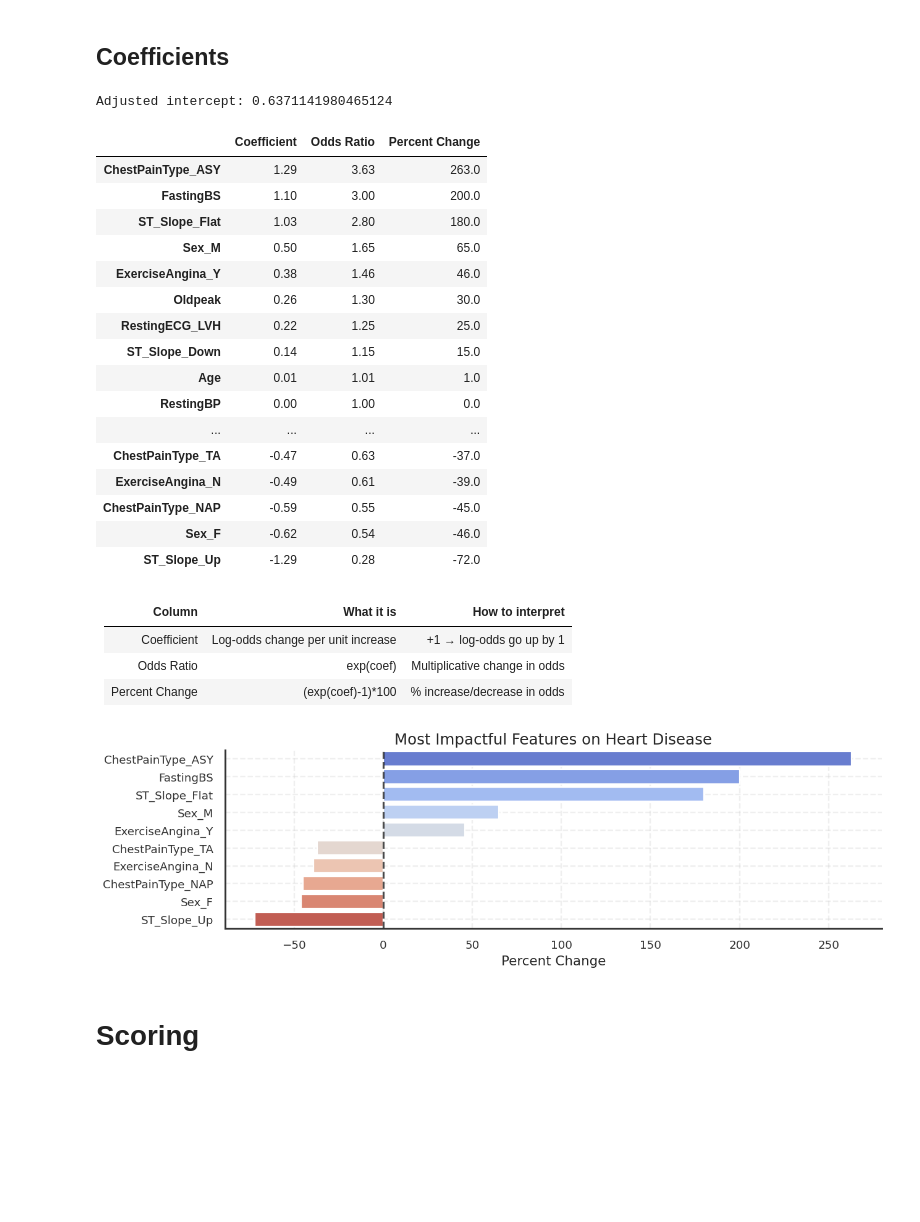
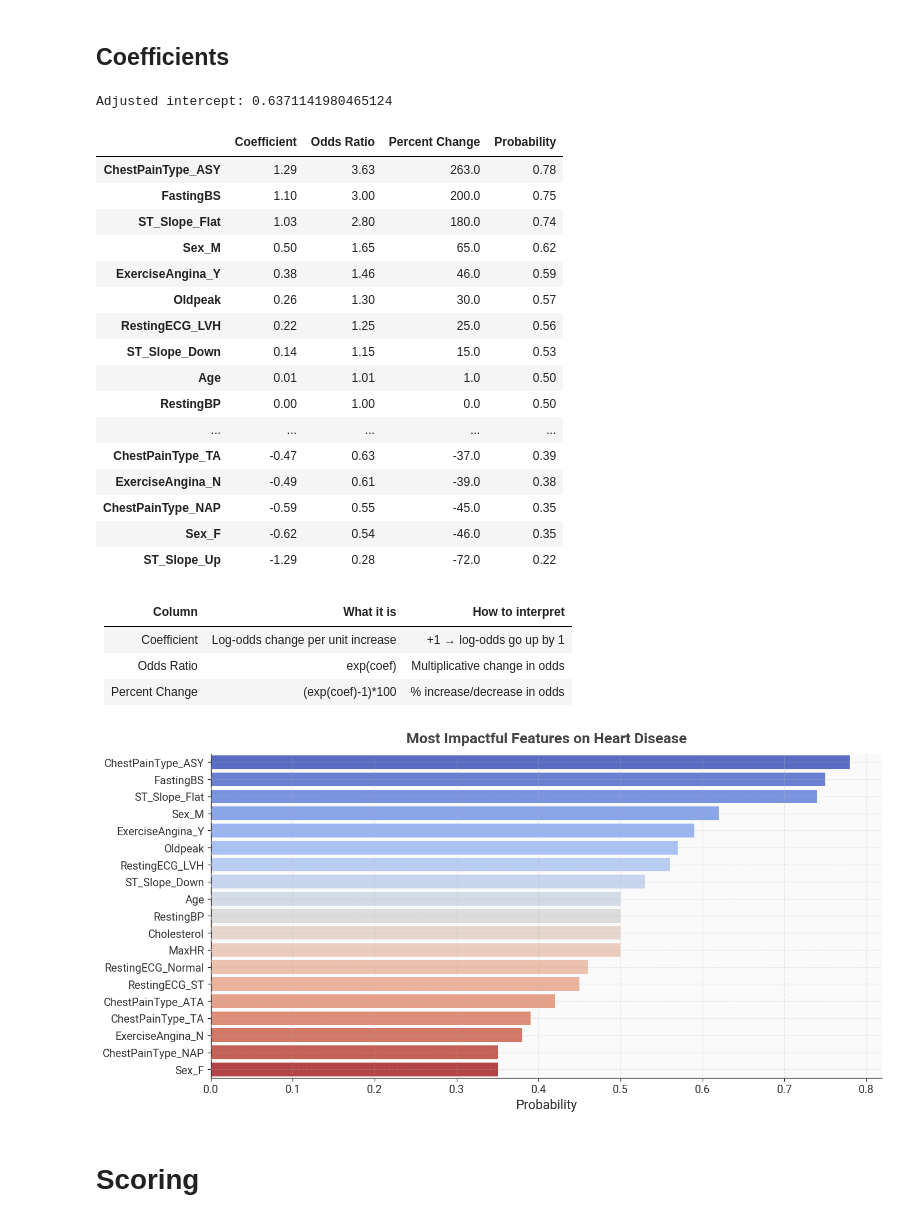
Before and after one commit to MustafaAdam/ml, a Jupyter notebook: datasets/Heart Failure Prediction Dataset/notebook.ipynb, the cells around one changed output. Cells and saved outputs as stored; diff of their text form; code cells hidden in the pictures; blank space fills up the shorter version.

```diff
--- a/datasets/Heart Failure Prediction Dataset/notebook.ipynb
+++ b/datasets/Heart Failure Prediction Dataset/notebook.ipynb
@@ -272,8 +298,8 @@ transformed_df[transformed_categorical_feature_names].head(5)
 # %% [markdown]
 ## Coefficients
 # %%
-numerical_column_names = preprocessor['scaler'].get_feature_names_out()
-categorical_column_names = preprocessor['encoder'].get_feature_names_out()
+numerical_column_names = preprocessor.named_transformers_['scaler'].get_feature_names_out()
+categorical_column_names = preprocessor.named_transformers_['encoder'].get_feature_names_out()
 all_features = np.concatenate([numerical_column_names, categorical_column_names])
 
 
@@ -307,35 +333,36 @@ coefficients_df = pd.DataFrame(all_coefs, index=all_features, columns=['Coeffici
 coefficients_df = coefficients_df.sort_values(by='Coefficient', ascending=False).round(2)
 
 
-# Transform the unsacled coefficients (log odds) into multiplicative factors of the odds.
+# Transform the unscaled coefficients (log odds) into multiplicative factors of the odds.
 coefficients_df['Odds Ratio'] = np.exp(coefficients_df['Coefficient']).round(2)
 
 
 # Transform the multiplicative factors of the odds, into percentages (most interpretable)
 coefficients_df['Percent Change'] = ( (coefficients_df['Odds Ratio'] - 1) * 100 ).round(0)
 
+coefficients_df['Probability'] = (coefficients_df['Odds Ratio'] / (1 + coefficients_df['Odds Ratio'])).round(2)
 
 print("Adjusted intercept:", intercept_original)
 coefficients_df
 # %% [output]
 Adjusted intercept: 0.6371141980465124
-|  | Coefficient | Odds Ratio | Percent Change |
-| ChestPainType_ASY | 1.29 | 3.63 | 263.0 |
-| FastingBS | 1.10 | 3.00 | 200.0 |
-| ST_Slope_Flat | 1.03 | 2.80 | 180.0 |
-| Sex_M | 0.50 | 1.65 | 65.0 |
-| ExerciseAngina_Y | 0.38 | 1.46 | 46.0 |
-| Oldpeak | 0.26 | 1.30 | 30.0 |
-| RestingECG_LVH | 0.22 | 1.25 | 25.0 |
-| ST_Slope_Down | 0.14 | 1.15 | 15.0 |
-| Age | 0.01 | 1.01 | 1.0 |
-| RestingBP | 0.00 | 1.00 | 0.0 |
-| ... | ... | ... | ... |
-| ChestPainType_TA | -0.47 | 0.63 | -37.0 |
-| ExerciseAngina_N | -0.49 | 0.61 | -39.0 |
-| ChestPainType_NAP | -0.59 | 0.55 | -45.0 |
-| Sex_F | -0.62 | 0.54 | -46.0 |
-| ST_Slope_Up | -1.29 | 0.28 | -72.0 |
+|  | Coefficient | Odds Ratio | Percent Change | Probability |
+| ChestPainType_ASY | 1.29 | 3.63 | 263.0 | 0.78 |
+| FastingBS | 1.10 | 3.00 | 200.0 | 0.75 |
+| ST_Slope_Flat | 1.03 | 2.80 | 180.0 | 0.74 |
+| Sex_M | 0.50 | 1.65 | 65.0 | 0.62 |
+| ExerciseAngina_Y | 0.38 | 1.46 | 46.0 | 0.59 |
+| Oldpeak | 0.26 | 1.30 | 30.0 | 0.57 |
+| RestingECG_LVH | 0.22 | 1.25 | 25.0 | 0.56 |
+| ST_Slope_Down | 0.14 | 1.15 | 15.0 | 0.53 |
+| Age | 0.01 | 1.01 | 1.0 | 0.50 |
+| RestingBP | 0.00 | 1.00 | 0.0 | 0.50 |
+| ... | ... | ... | ... | ... |
+| ChestPainType_TA | -0.47 | 0.63 | -37.0 | 0.39 |
+| ExerciseAngina_N | -0.49 | 0.61 | -39.0 | 0.38 |
+| ChestPainType_NAP | -0.59 | 0.55 | -45.0 | 0.35 |
+| Sex_F | -0.62 | 0.54 | -46.0 | 0.35 |
+| ST_Slope_Up | -1.29 | 0.28 | -72.0 | 0.22 |
 # %% [markdown]
 | Column         | What it is                        | How to interpret              |
 | -------------- | --------------------------------- | ----------------------------- |
@@ -343,20 +370,21 @@ Adjusted intercept: 0.6371141980465124
 | Odds Ratio     | exp(coef)                         | Multiplicative change in odds |
 | Percent Change | (exp(coef)-1)\*100                | % increase/decrease in odds   |
 # %%
-threshold = 30
+threshold = 0.3
 
-significant_features = coefficients_df.loc[(coefficients_df['Percent Change'] > threshold) | (coefficients_df['Percent Change'] < -threshold)]
+significant_features = coefficients_df.loc[(coefficients_df['Probability'] > threshold) | (coefficients_df['Probability'] < -threshold)]
 
-plt.figure(figsize=(12, 4))
+plt.figure(figsize=(12, 6))
 
-sns.barplot(data=significant_features, y=significant_features.index, x='Percent Change', palette='coolwarm', hue=significant_features.index, legend=False)
+sns.barplot(data=significant_features, y=significant_features.index, x='Probability',
+            palette='coolwarm', hue=significant_features.index, legend=False)
 plt.axvline(x=0, color='black', linestyle='--', alpha=0.7)
 
 plt.ylabel('')
 plt.grid(alpha=0.3)
 plt.title('Most Impactful Features on Heart Disease');
 # %% [output]
-[figure, old version]
+[figure, new version]
 # %% [markdown]
 # Scoring
 # %%
```
Also changed, not shown: parts of 12 cells of this notebook.
